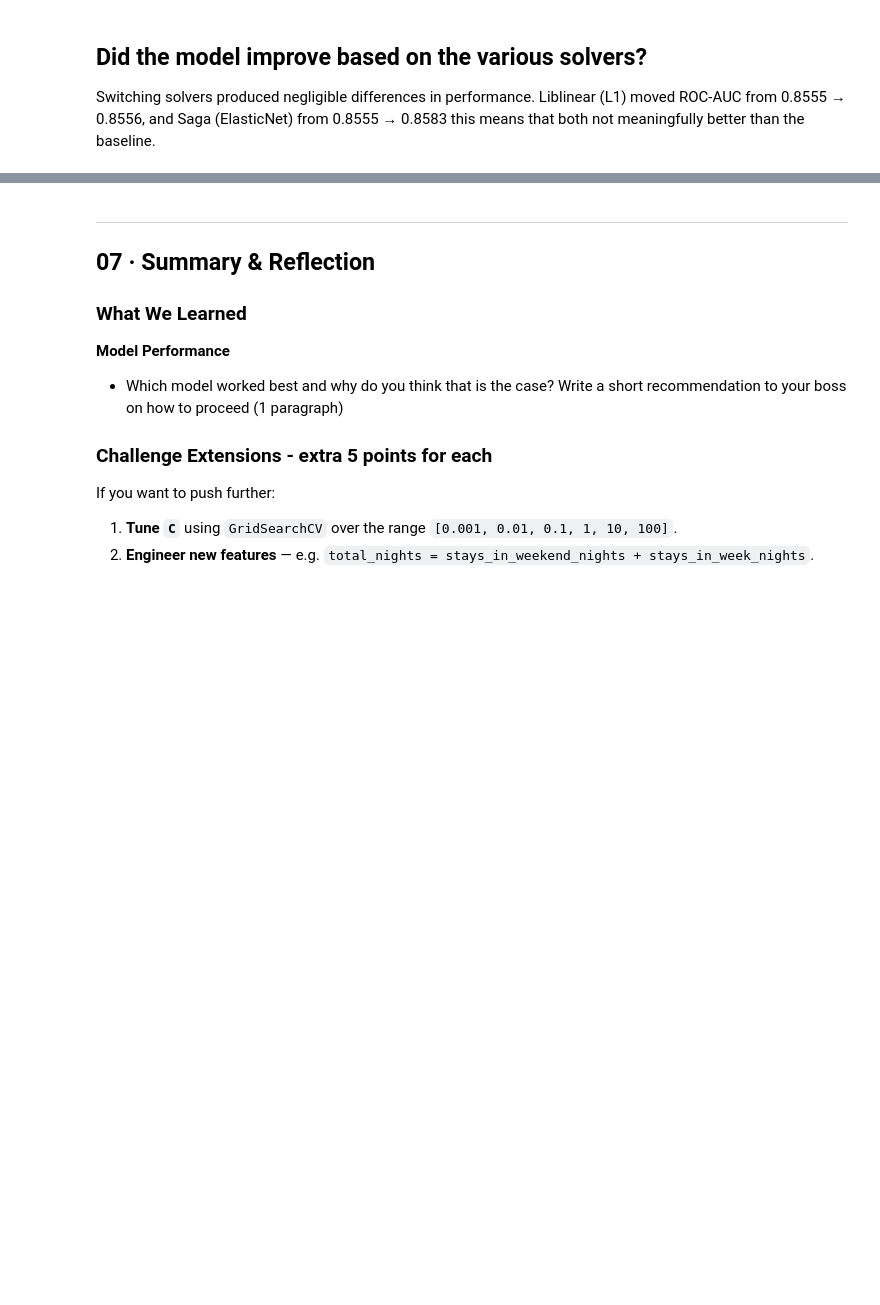
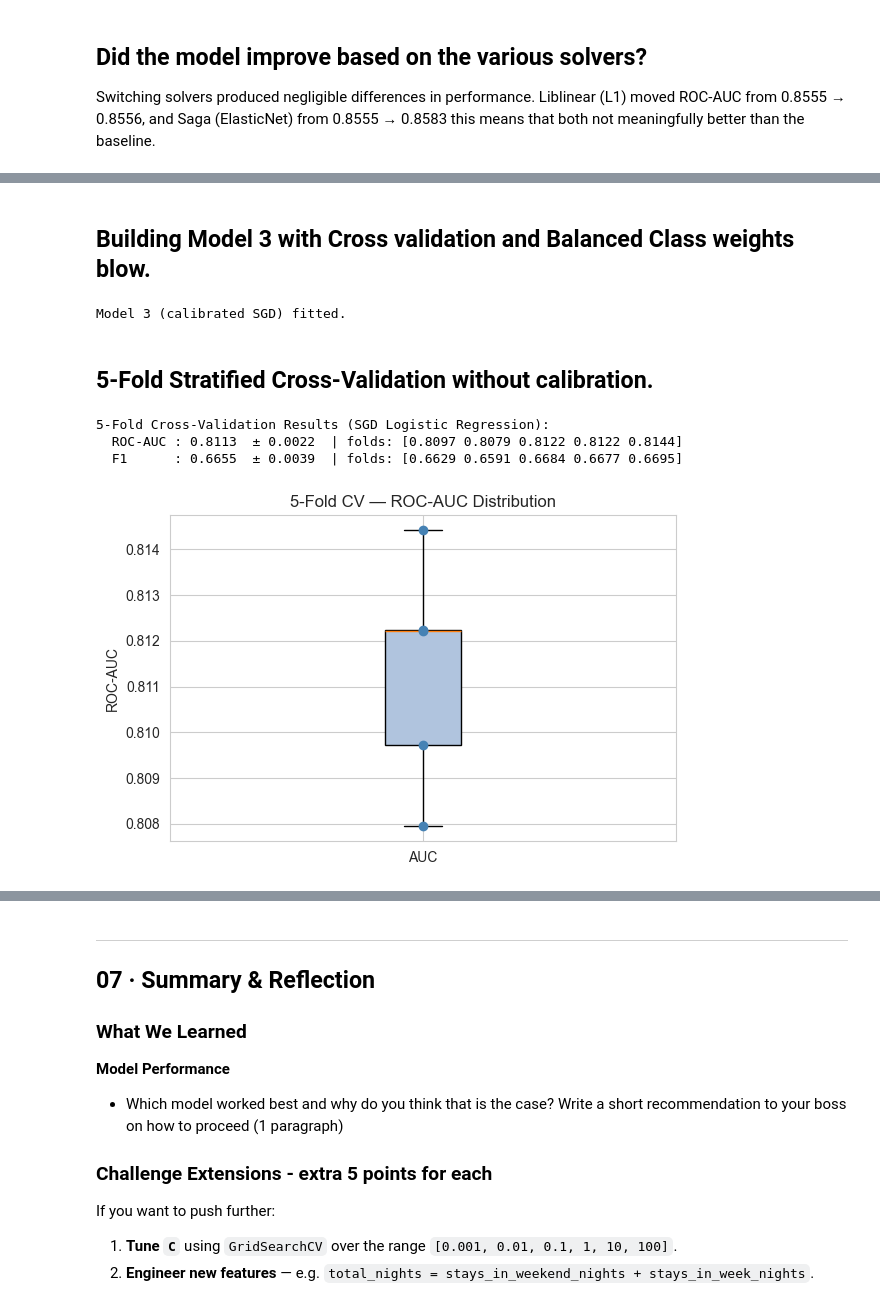
Before and after one commit to JedDataScience/week_8, a Jupyter notebook: hotel_cancellation_lab.ipynb, the cells around one changed output, grey strips where cells are left out. Saved outputs shown, nothing was run; the diff lists cells and outputs as text; code cells hidden in the pictures; blank space fills up the shorter version.

```diff
--- a/hotel_cancellation_lab.ipynb
+++ b/hotel_cancellation_lab.ipynb
@@ -580,0 +585,2 @@ Fold 3: [train | train | VAL  | train | train]
+# %% [markdown]
+## Building Model 3 with Cross validation and Balanced Class weights blow.
@@ -580,0 +592,64 @@ Fold 3: [train | train | VAL  | train | train]
+# %%
+# SGDClassifier with log-loss == logistic regression optimized via SGD
+sgd_lr = SGDClassifier(
+    loss='log_loss',
+    penalty='l2',
+    alpha=0.01,  # regularization strength
+    max_iter=5000,
+    random_state=42,
+    class_weight='balanced'
+)
+
+preprocessor_m3 = ColumnTransformer(transformers=[
+    ('cat', OneHotEncoder(handle_unknown='ignore', sparse_output=False), CATEGORICAL),
+    ('num', StandardScaler(), NUMERIC)
+])
+
+base_pipe = Pipeline(steps=[
+    ('prep',  preprocessor_m3),
+    ('model', sgd_lr)
+])
+
+# Isotonic calibration — learns a monotone mapping from raw scores to probabilities
+pipe_m3 = CalibratedClassifierCV(base_pipe, method='isotonic', cv=5)
+pipe_m3.fit(X3_train, y3_train)
+print("Model 3 (calibrated SGD) fitted.")
+# %% [output]
+Model 3 (calibrated SGD) fitted.
+# %% [markdown]
+## 5-Fold Stratified Cross-Validation without calibration.
+# %%
+# Build the new pipeline with the same preprocessing but a different model.
+# We will use Stochastic Gradient Descent (SGD) classifier, which is a linear model that can be used with different loss functions and penalties.
+pipe_3 = Pipeline(steps=[
+    ('prep',  ColumnTransformer(transformers=[
+        ('cat', OneHotEncoder(handle_unknown='ignore', sparse_output=False), CATEGORICAL),
+        ('num', MinMaxScaler(), NUMERIC)
+    ])),
+    ('model', SGDClassifier(loss='log_loss', penalty='l2', alpha=0.01,
+                            max_iter=1000, random_state=42, class_weight='balanced'))
+])
+
+cv = StratifiedKFold(n_splits=5, shuffle=True, random_state=42)
+
+cv_auc  = cross_val_score(pipe_3, X, y, cv=cv, scoring='roc_auc')
+cv_f1   = cross_val_score(pipe_3, X, y, cv=cv, scoring='f1')
+
+print("5-Fold Cross-Validation Results (SGD Logistic Regression):")
+print(f"  ROC-AUC : {cv_auc.mean():.4f}  ± {cv_auc.std():.4f}  | folds: {np.round(cv_auc, 4)}")
+print(f"  F1      : {cv_f1.mean():.4f}  ± {cv_f1.std():.4f}  | folds: {np.round(cv_f1, 4)}")
+
+# Box-plot of fold AUCs
+fig, ax = plt.subplots(figsize=(6, 4))
+ax.boxplot([cv_auc], labels=['AUC'], patch_artist=True,
+           boxprops=dict(facecolor='lightsteelblue'))
+ax.scatter([1]*5, cv_auc, color='steelblue', zorder=3)
+ax.set_title('5-Fold CV — ROC-AUC Distribution')
+ax.set_ylabel('ROC-AUC')
+plt.tight_layout()
+plt.show()
+# %% [output]
+5-Fold Cross-Validation Results (SGD Logistic Regression):
+  ROC-AUC : 0.8113  ± 0.0022  | folds: [0.8097 0.8079 0.8122 0.8122 0.8144]
+  F1      : 0.6655  ± 0.0039  | folds: [0.6629 0.6591 0.6684 0.6677 0.6695]
+[figure, added]
```
Also changed, not shown: parts of 6 cells of this notebook.
